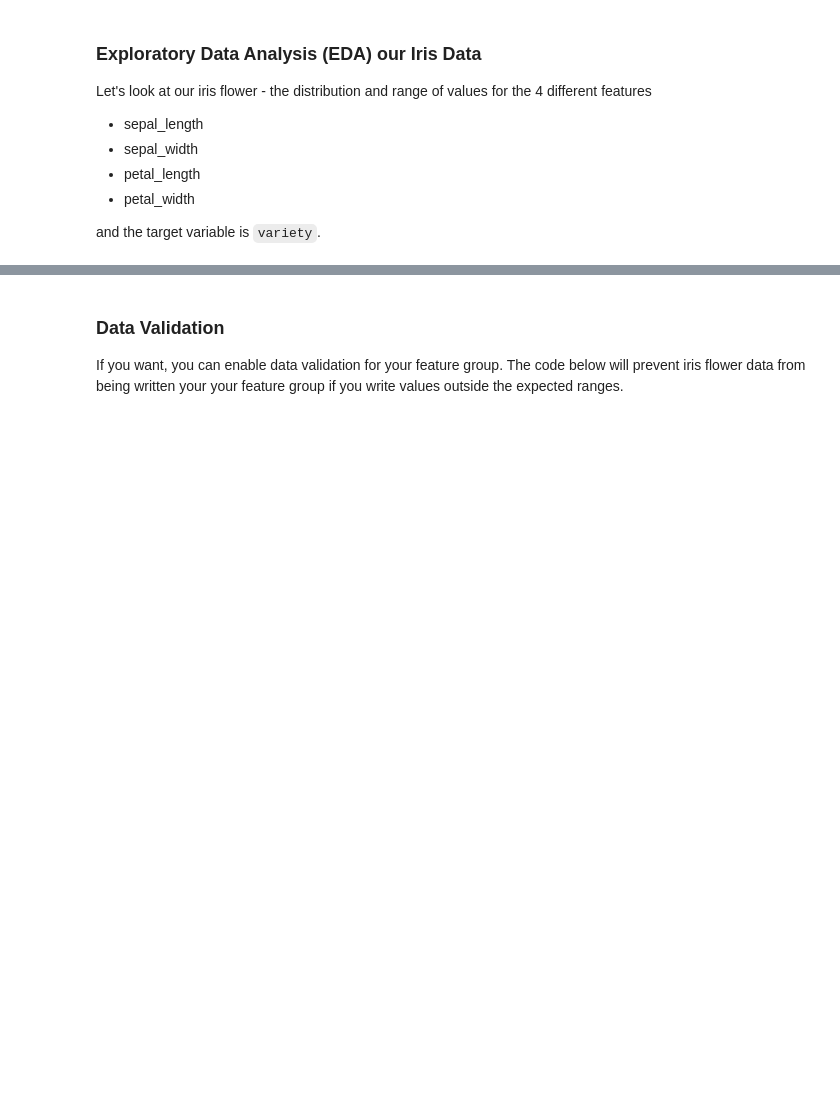
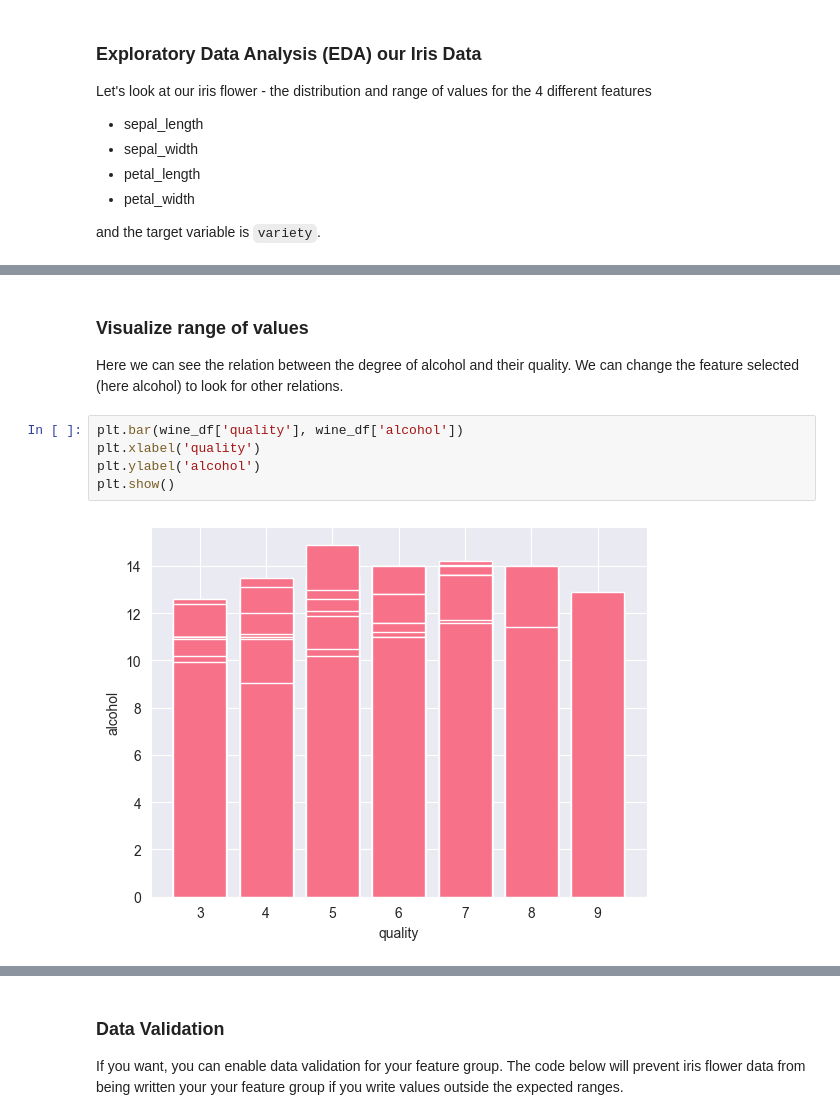
Before and after one commit to Epoxyra/id2223_lab1_wine, a Jupyter notebook: wine-eda-and-backfill-feature-group.ipynb, the cells around one changed output, grey strips where cells are left out. Cells and saved outputs as stored; diff of their text form; blank space fills up the shorter version.

```diff
--- a/wine-eda-and-backfill-feature-group.ipynb
+++ b/wine-eda-and-backfill-feature-group.ipynb
@@ -127,0 +88,10 @@ When you write historical data, this process is called `backfilling`.
+# %% [markdown]
+### Visualize range of values
+Here we can see the relation between the degree of alcohol and their quality. We can change the feature selected (here alcohol) to look for other relations.
+# %%
+plt.bar(wine_df['quality'], wine_df['alcohol'])
+plt.xlabel('quality')
+plt.ylabel('alcohol')
+plt.show()
+# %% [output]
+[figure, added]
```
Also changed, not shown: parts of 15 cells of this notebook.
